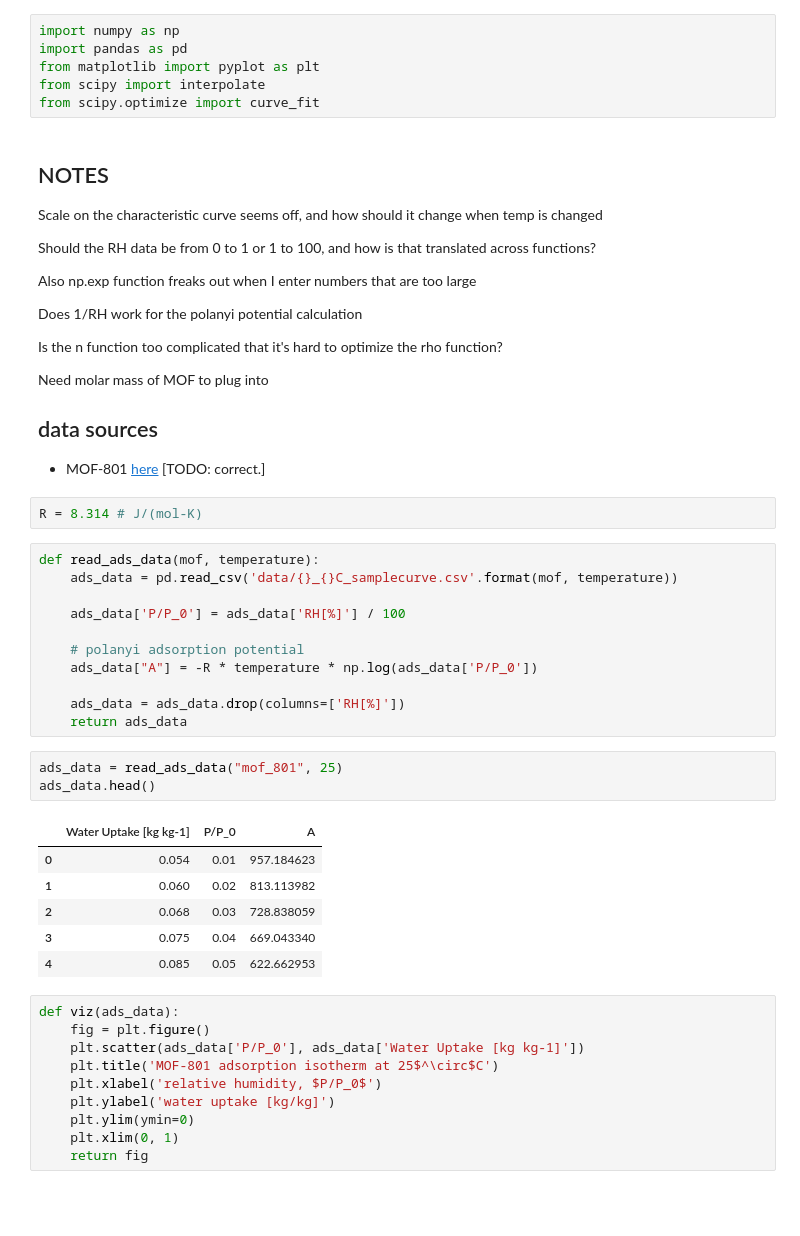
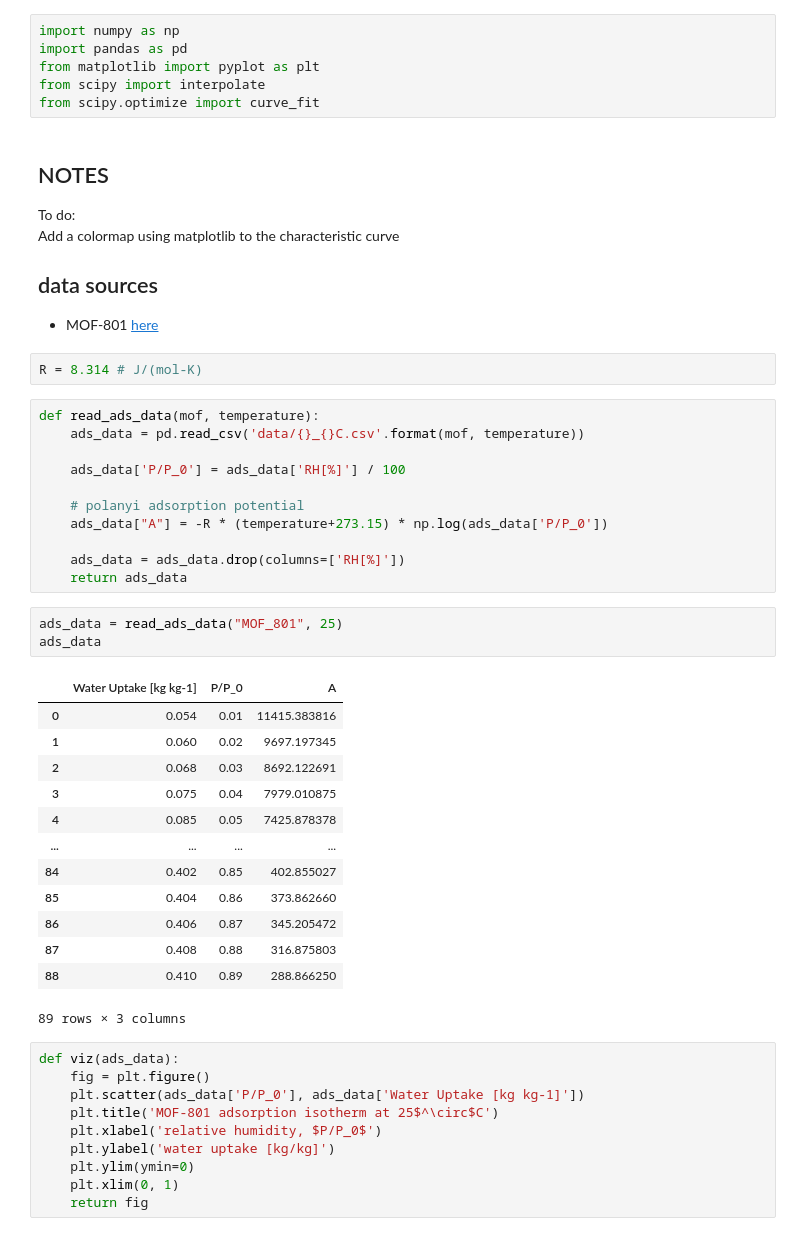
Before and after one commit to SimonEnsemble/water_harvesting, a Jupyter notebook: Polanyi_Calculation.ipynb, the cells around one changed output. Saved outputs shown, nothing was run; the diff lists cells and outputs as text; blank space fills up the shorter version.

Commit message:
Updated polanyi file from web jupyter notebook

```diff
--- a/Polanyi_Calculation.ipynb
+++ b/Polanyi_Calculation.ipynb
@@ -7,43 +7,40 @@ from scipy.optimize import curve_fit
 # %% [markdown]
 ## NOTES ##
 
-Scale on the characteristic curve seems off, and how should it change when temp is changed
-
-Should the RH data be from 0 to 1 or 1 to 100, and how is that translated across functions?
-
-Also np.exp function freaks out when I enter numbers that are too large
-
-Does 1/RH work for the polanyi potential calculation
-
-Is the n function too complicated that it's hard to optimize the rho function?
-
-Need molar mass of MOF to plug into
+To do: <br> Add a colormap using matplotlib to the characteristic curve <br>
 
 ## data sources
-* MOF-801 [here](https://www.nature.com/articles/s41467-018-03162-7) [TODO: correct.]
+* MOF-801 [here](https://www.nature.com/articles/s41467-018-03162-7)
 # %%
 R = 8.314 # J/(mol-K)
 # %%
 def read_ads_data(mof, temperature):
-    ads_data = pd.read_csv('data/{}_{}C_samplecurve.csv'.format(mof, temperature))
+    ads_data = pd.read_csv('data/{}_{}C.csv'.format(mof, temperature))
 
     ads_data['P/P_0'] = ads_data['RH[%]'] / 100
 
     # polanyi adsorption potential
-    ads_data["A"] = -R * temperature * np.log(ads_data['P/P_0'])
+    ads_data["A"] = -R * (temperature+273.15) * np.log(ads_data['P/P_0'])
 
     ads_data = ads_data.drop(columns=['RH[%]'])
     return ads_data
 # %%
-ads_data = read_ads_data("mof_801", 25)
-ads_data.head()
+ads_data = read_ads_data("MOF_801", 25)
+ads_data
 # %% [output]
 |  | Water Uptake [kg kg-1] | P/P_0 | A |
-| 0 | 0.054 | 0.01 | 957.184623 |
-| 1 | 0.060 | 0.02 | 813.113982 |
-| 2 | 0.068 | 0.03 | 728.838059 |
-| 3 | 0.075 | 0.04 | 669.043340 |
-| 4 | 0.085 | 0.05 | 622.662953 |
+| 0 | 0.054 | 0.01 | 11415.383816 |
+| 1 | 0.060 | 0.02 | 9697.197345 |
+| 2 | 0.068 | 0.03 | 8692.122691 |
+| 3 | 0.075 | 0.04 | 7979.010875 |
+| 4 | 0.085 | 0.05 | 7425.878378 |
+| ... | ... | ... | ... |
+| 84 | 0.402 | 0.85 | 402.855027 |
+| 85 | 0.404 | 0.86 | 373.862660 |
+| 86 | 0.406 | 0.87 | 345.205472 |
+| 87 | 0.408 | 0.88 | 316.875803 |
+| 88 | 0.410 | 0.89 | 288.866250 |
+89 rows × 3 columns
 # %%
 def viz(ads_data):
     fig = plt.figure()
```
Also changed, not shown: parts of 22 cells of this notebook, 2 other files.
